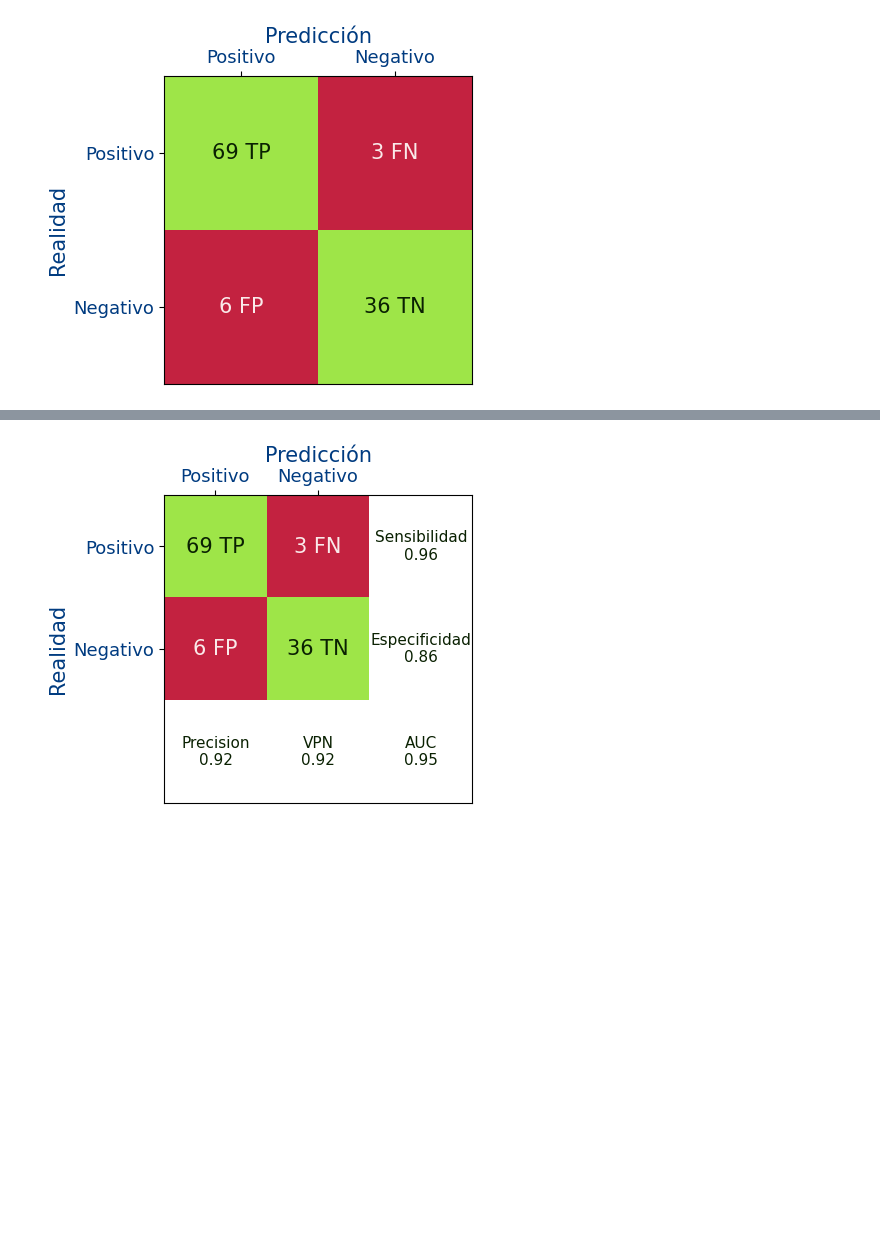
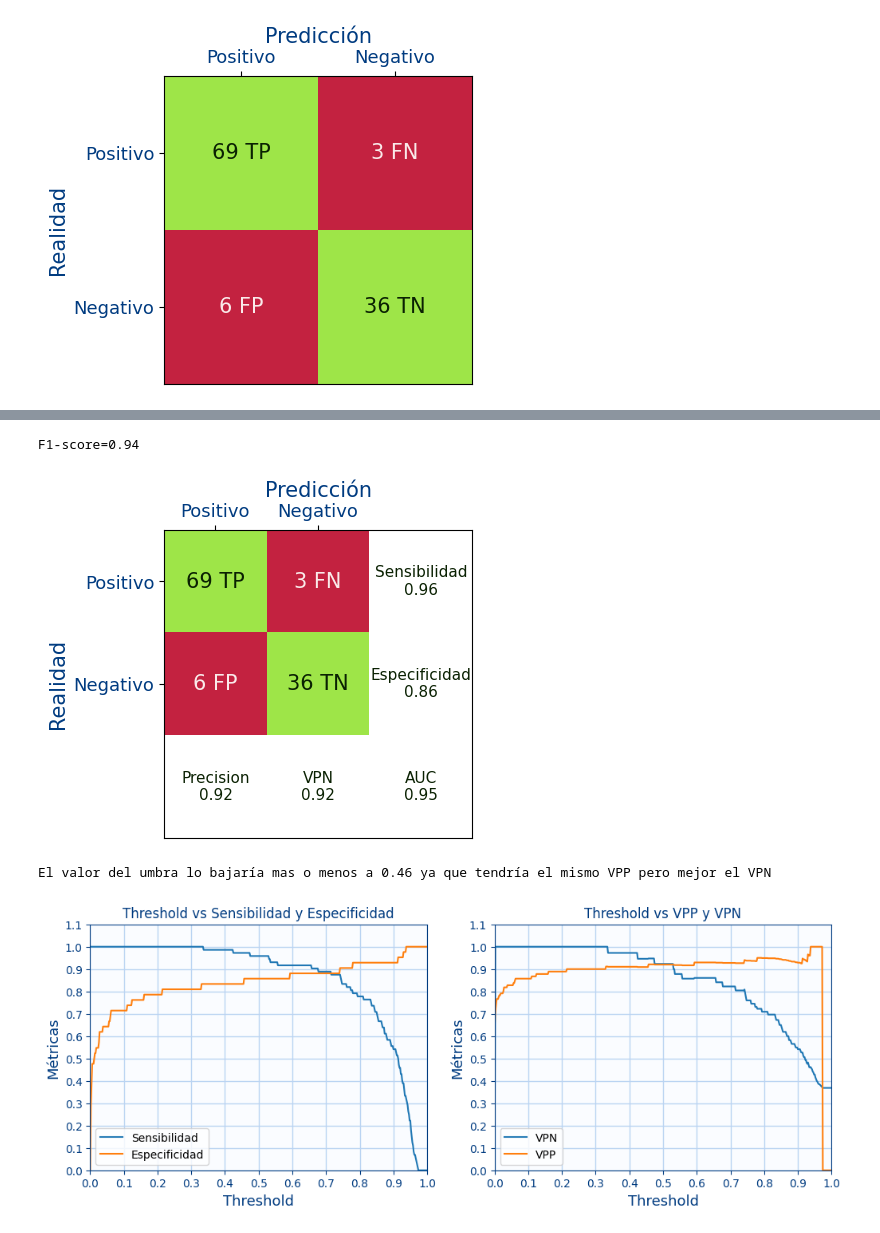
Before and after one commit to logongas/soluciones_ejercicios_modulo_pia, a Jupyter notebook: tema_07/ejercicios_tema_07_c_metricas.ipynb, the cells around one changed output, grey strips where cells are left out. Saved outputs shown, nothing was run; the diff lists cells and outputs as text; code cells hidden in the pictures; blank space fills up the shorter version.

```diff
--- a/tema_07/ejercicios_tema_07_c_metricas.ipynb
+++ b/tema_07/ejercicios_tema_07_c_metricas.ipynb
@@ -402,5 +416,46 @@ sensibilidad,especificidad,vpp,vpn,auc=get_metrics(TP,TN,FP,FN)
 figure=plt.figure(figsize=(4,4))
 axes=figure.add_subplot(1,1,1)
 plot_matriz_confusion(axes,TP=TP,TN=TN,FP=FP,FN=FN,sensibilidad=sensibilidad,especificidad=especificidad,vpp=vpp,vpn=vpn,auc=auc)
+
+f1_score=div_not_nan(2*TP,2*TP+FP+FN)
+print(f"F1-score={f1_score:.2f}")
 # %% [output]
+F1-score=0.94
 [figure]
+# %%
+# Ejercicio 3.F
+rango_threshold=np.linspace(0,1,500)
+
+rango_sensibilidad=[]
+rango_especificidad=[]
+rango_vpp=[]
+rango_vpn=[]
+for threshold in rango_threshold:
+    y_score=new_model.predict(x_test).reshape(-1)
+    y_true=y_test
+
+    TP,TN,FP,FN=get_matriz_confusion(y_true,y_score,threshold=threshold)
+    sensibilidad,especificidad,vpp,vpn,auc=get_metrics(TP,TN,FP,FN)
+    rango_sensibilidad.append(sensibilidad)
+    rango_especificidad.append(especificidad)
+    rango_vpp.append(vpp)
+    rango_vpn.append(vpn)
+
+
+figure=plt.figure(figsize=(12, 4))
+axes=figure.add_subplot(1,2,1)
+axes.plot(rango_threshold,rango_sensibilidad,linestyle="solid",label="Sensibilidad")
+axes.plot(rango_threshold,rango_especificidad,linestyle="solid",label="Especificidad")
+axes_configure_for_metrics(axes,"Threshold vs Sensibilidad y Especificidad","Threshold","Métricas")
+
+axes=figure.add_subplot(1,2,2)
+axes.plot(rango_threshold,rango_vpn,linestyle="solid",label="VPN")
+axes.plot(rango_threshold,rango_vpp,linestyle="solid",label="VPP")
+axes_configure_for_metrics(axes,"Threshold vs VPP y VPN","Threshold","Métricas")
+
+
+
+print("El valor del umbra lo bajaría mas o menos a 0.46 ya que tendría el mismo VPP pero mejor el VPN")
+# %% [output]
+El valor del umbra lo bajaría mas o menos a 0.46 ya que tendría el mismo VPP pero mejor el VPN
+[figure, added]
```
Also changed, not shown: parts of 6 cells of this notebook.
